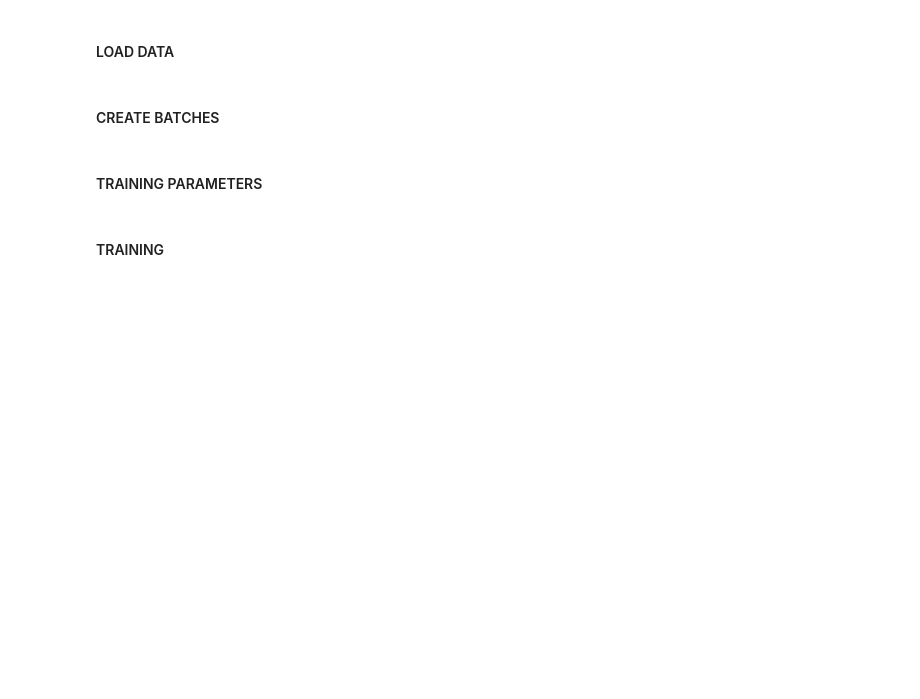
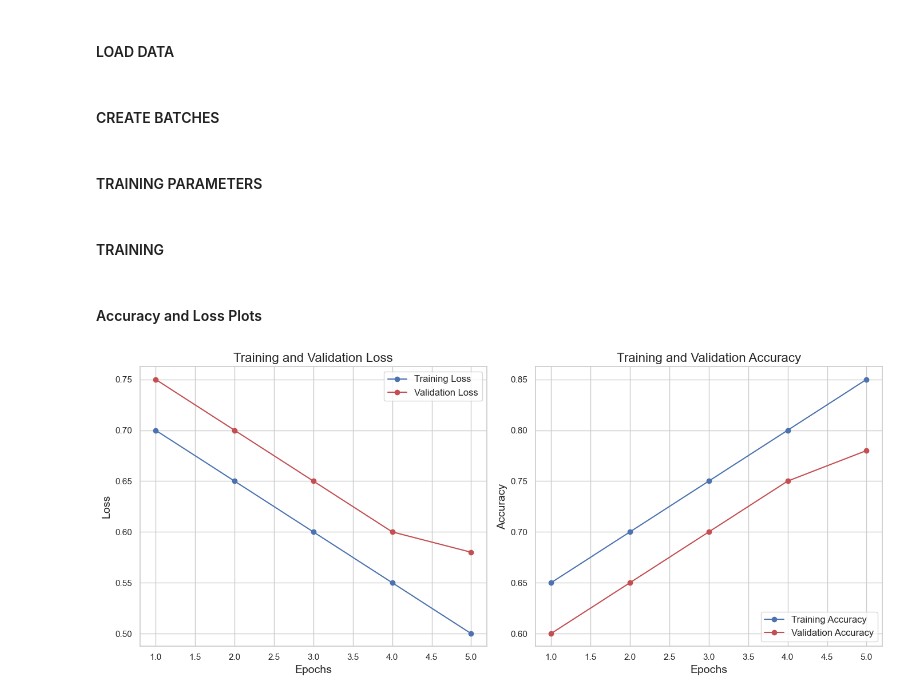
Before and after one commit to bloodykunu39/ECG_ML, a Jupyter notebook: MAIN/main.ipynb, the cells around one changed output. Saved outputs shown, nothing was run; the diff lists cells and outputs as text; code cells hidden in the pictures; blank space fills up the shorter version.

```diff
--- a/MAIN/main.ipynb
+++ b/MAIN/main.ipynb
@@ -61,3 +61,19 @@ for epoch in range(num_epochs):
         running_loss += loss.item()
 
     print(f'Epoch [{epoch+1}/{num_epochs}], Loss: {running_loss/len(dataloader):.4f}')
+# %% [markdown]
+#### Accuracy and Loss Plots
+# %%
+from plots import accuracy_and_validation_plots
+
+
+# Example data: Replace these with your actual training and validation data
+epochs_= list(range(1, 6))
+train_loss_ = [0.7, 0.65, 0.6, 0.55, 0.5]  # Extend to match the number of epochs
+val_loss_ = [0.75, 0.7, 0.65, 0.6, 0.58]    # Extend to match the number of epochs
+train_accuracy_ = [0.65, 0.7, 0.75, 0.8, 0.85]  # Extend to match the number of epochs
+val_accuracy_ = [0.6, 0.65, 0.7, 0.75, 0.78]    # Extend to match the number of epochs
+
+accuracy_and_validation_plots(epochs_, train_loss_, val_loss_, train_accuracy_,val_accuracy_).plot_figure()
+# %% [output]
+[figure, added]
```
Also changed, not shown: parts of 2 cells of this notebook, 1 other file.
